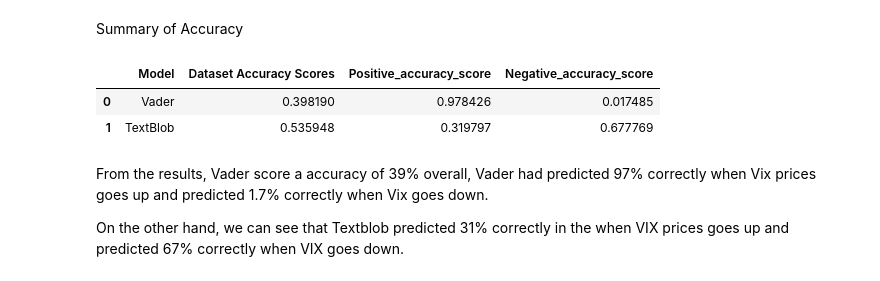
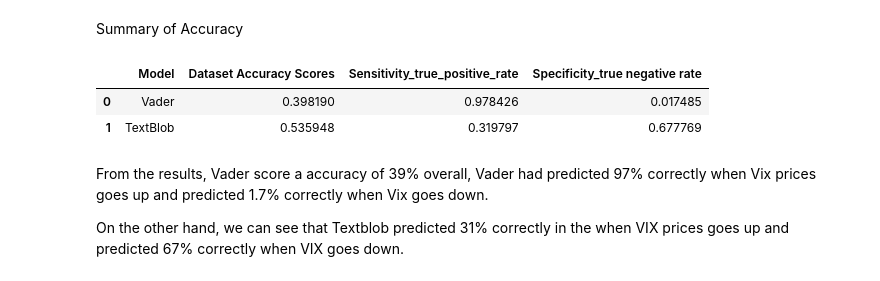
Before and after one commit to derrickhoe1988/Capstone-project, a Jupyter notebook: code/Sentiment Analysis Tool for the day part 4.ipynb, the cells around one changed output. Cells and saved outputs as stored; diff of their text form; code cells hidden in the pictures.

```diff
--- a/code/Sentiment Analysis Tool for the day part 4.ipynb
+++ b/code/Sentiment Analysis Tool for the day part 4.ipynb
@@ -334,21 +334,21 @@ Model               = ['Vader','TextBlob']
 #Dataset Accuracy Scores
 Accuracy            = [vaderacc,textblobacc]
 #Positive Accuracy Scores
-Positive_accuracy_score = [vaderpositiveaccuracy,textblobpositiveaccuracy]
+Sensitivity_true_positive_rate = [vaderpositiveaccuracy,textblobpositiveaccuracy]
 #Negative Accuracy Scores
-Negative_accuracy_score  = [vadernegativeaccuracy,textblobnegativeaccuracy]
+Specificity_true_negative_rate  = [vadernegativeaccuracy,textblobnegativeaccuracy]
 # %%
 summary = pd.DataFrame(
     {'Model':Model,
      'Dataset Accuracy Scores'   :Accuracy,
-     'Positive_accuracy_score' :Positive_accuracy_score,
-     'Negative_accuracy_score':Negative_accuracy_score})
+     'Sensitivity_true_positive_rate' :Sensitivity_true_positive_rate,
+     'Specificity_true negative rate':Specificity_true_negative_rate })
 
 pd.set_option('display.max_colwidth', -1)
 summary.sort_values('Dataset Accuracy Scores', ascending=False).reset_index(drop=True)
 summary
 # %% [output]
-|  | Model | Dataset Accuracy Scores | Positive_accuracy_score | Negative_accuracy_score |
+|  | Model | Dataset Accuracy Scores | Sensitivity_true_positive_rate | Specificity_true negative rate |
 | 0 | Vader | 0.398190 | 0.978426 | 0.017485 |
 | 1 | TextBlob | 0.535948 | 0.319797 | 0.677769 |
 # %% [markdown]
```
Also changed, not shown: parts of 5 cells of this notebook.
